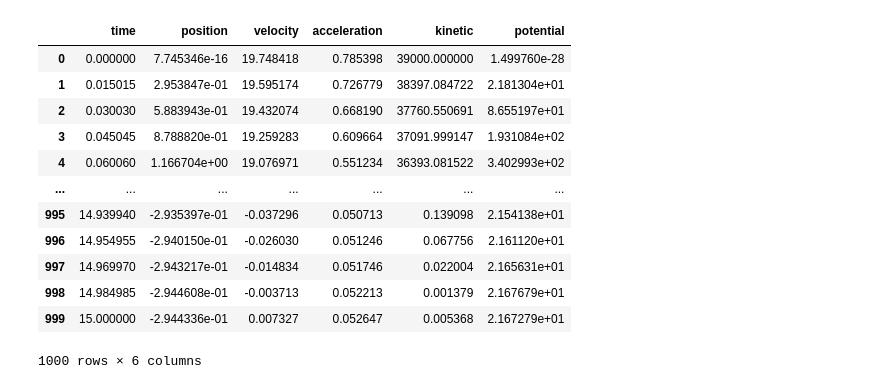
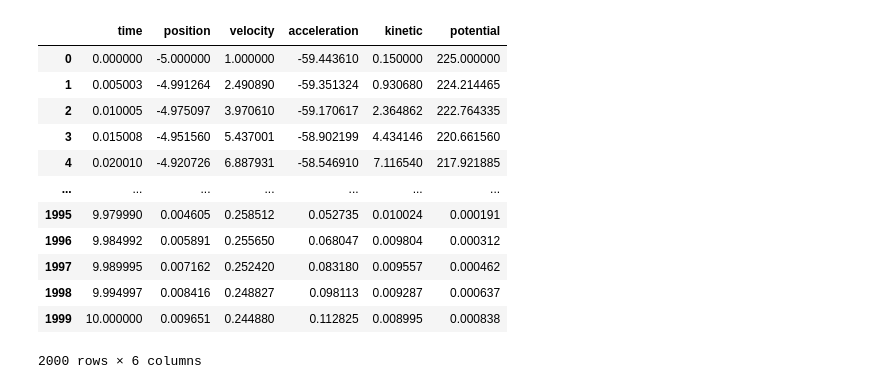
Before and after one commit to dosquisd/tareas-fisica, a Jupyter notebook: tarea2.ipynb, the cells around one changed output. Saved outputs shown, nothing was run; the diff lists cells and outputs as text; code cells hidden in the pictures.

```diff
--- a/tarea2.ipynb
+++ b/tarea2.ipynb
@@ -103,12 +121,10 @@ def valid(msg: str, value_min: Number | None = None, value_max: Number | None =
 # %%
-# No incluye al 0
 k: Number = valid('Elasticity constant [N/m]: ', value_min=0)
-b: Number = valid('Damping constant [Kg/s]: ', value_min=0)
 m: Number = valid('Body mass [Kg]: ', value_min=0)
+b: Number = valid('Damping constant [Kg/s]: ')
 
-# Incluye al 0
-x0: Number = valid('Initial position [m]: ')
-v0: Number = valid('Initial velocity [m/s]: ')
+x0: Number = valid('Initial position [m]: ', positive=False)
+v0: Number = valid('Initial velocity [m/s]: ', positive=False)
 
 ti: Number = valid('Initial time [s]: ')
 tf: Number = valid('Final time [s]: ', value_min=ti)
@@ -141,7 +159,12 @@ print(f'Natural angular frequency: {w0} rad/s')
 print(f'Damping parameter: {factor_a} s^-1')
 print(f'Total mechanical energy given: {mechanical_energy} J')
 
-over, critical, under = b > 2*np.sqrt(k*m), b == 2*np.sqrt(k*m), b < 2*np.sqrt(k*m)
+temp_a: Decimal = Decimal(factor_a)
+temp_w: Decimal = Decimal(w0)
+
+over: bool = factor_a**2 > temp_w**2
+critical: bool = factor_a**2 == temp_w**2
+under: bool = factor_a**2 < temp_w**2
 
 if over or critical:
     lambda1: float = -factor_a + np.sqrt(factor_a**2 - w0**2)
@@ -187,42 +230,42 @@ c2 = -1.5707963267948966
 # %%
 # 3ra parte salida del programa
+t: np.ndarray = np.linspace(ti, tf, 2_000)
 
 df_data: pd.DataFrame = pd.DataFrame(
-    {'time': np.linspace(ti, tf, 1_000)}
+    {'time': t}
 )
 
 if under:
-    angular_freq: float = np.sqrt(k/m - (factor_a)**2)
-    df_data['position'] = c1 * np.exp(-factor_a*df_data['time']) * np.cos(angular_freq * df_data['time'] + c2)
-    df_data['velocity'] = -c1*factor_a*np.exp(-factor_a*df_data['time'])*np.cos(angular_freq*df_data['time'] + c2) - c1*angular_freq*np.exp(-factor_a*df_data['time'])*np.sin(angular_freq*df_data['time'] + c2)
-    df_data['acceleration'] = 2*c2*factor_a*np.exp(-factor_a*df_data['time']) * np.sin(angular_freq*df_data['time'] + c2) + (factor_a**2 - angular_freq**2)*np.exp(-factor_a*df_data['time'])*np.cos(angular_freq*df_data['time'] + c2)
+    df_data['position'] = c1*np.exp(-factor_a*t) * np.cos(angular_freq*t + c2)
+    df_data['velocity'] = -c1*factor_a*np.exp(-factor_a*t)*np.cos(angular_freq*t + c2) - c1*angular_freq*np.exp(-factor_a*t)*np.sin(angular_freq*t + c2)
+    df_data['acceleration'] = 2*c2*factor_a*angular_freq*np.exp(-factor_a*t) * np.sin(angular_freq*t + c2) + (factor_a**2 - angular_freq**2)*np.exp(-factor_a*t)*np.cos(angular_freq*t + c2)
 elif critical:
-    df_data['position'] = (c1 + c2*df_data['time']) * np.e**(-factor_a * df_data['time'])
-    df_data['velocity'] = -factor_a*c1*np.e**(-factor_a*df_data['time']) + c2*np.e**(-factor_a*df_data['time']) - c2*factor_a*df_data['time']*np.e**(-factor_a*df_data['time'])
-    df_data['acceleration'] = factor_a*np.exp(-factor_a*df_data['time']) * (c1*factor_a - 2*c2 + c2*factor_a*df_data['time'])
+    df_data['position'] = (c1 + c2*t) * np.exp(-factor_a * t)
+    df_data['velocity'] = -factor_a*c1*np.exp(-factor_a*t) + c2*np.exp(-factor_a*t) - c2*factor_a*t*np.exp(-factor_a*t)
+    df_data['acceleration'] = factor_a*np.exp(-factor_a*t) * (c1*factor_a - 2*c2 + c2*factor_a*t)
 else:
-    df_data['position'] = c1*np.e**(lambda1*df_data['time']) + c2*np.e**(lambda2*df_data['time'])
-    df_data['velocity'] = lambda1*c1*np.e**(lambda1*df_data['time']) + lambda2*c1*np.e**(lambda2*df_data['time'])
-    df_data['acceleration'] = lambda1**2 * c1*np.exp(lambda1*df_data['time']) + lambda2**2 * c2*np.exp(lambda2*df_data['time'])
+    df_data['position'] = c1*np.exp(lambda1*t) + c2*np.exp(lambda2*t)
+    df_data['velocity'] = lambda1*c1*np.exp(lambda1*t) + lambda2*c2*np.exp(lambda2*t)
+    df_data['acceleration'] = lambda1**2 * c1*np.exp(lambda1*t) + lambda2**2 * c2*np.exp(lambda2*t)
 
 df_data['kinetic'] = m*df_data['velocity']**2 / 2
 df_data['potential'] = k*df_data['position']**2 / 2
 
 df_data
 # %% [output]
 |  | time | position | velocity | acceleration | kinetic | potential |
-| 0 | 0.000000 | 7.745346e-16 | 19.748418 | 0.785398 | 39000.000000 | 1.499760e-28 |
-| 1 | 0.015015 | 2.953847e-01 | 19.595174 | 0.726779 | 38397.084722 | 2.181304e+01 |
-| 2 | 0.030030 | 5.883943e-01 | 19.432074 | 0.668190 | 37760.550691 | 8.655197e+01 |
-| 3 | 0.045045 | 8.788820e-01 | 19.259283 | 0.609664 | 37091.999147 | 1.931084e+02 |
-| 4 | 0.060060 | 1.166704e+00 | 19.076971 | 0.551234 | 36393.081522 | 3.402993e+02 |
+| 0 | 0.000000 | -5.000000 | 1.000000 | -59.443610 | 0.150000 | 225.000000 |
+| 1 | 0.005003 | -4.991264 | 2.490890 | -59.351324 | 0.930680 | 224.214465 |
+| 2 | 0.010005 | -4.975097 | 3.970610 | -59.170617 | 2.364862 | 222.764335 |
+| 3 | 0.015008 | -4.951560 | 5.437001 | -58.902199 | 4.434146 | 220.661560 |
+| 4 | 0.020010 | -4.920726 | 6.887931 | -58.546910 | 7.116540 | 217.921885 |
 | ... | ... | ... | ... | ... | ... | ... |
-| 995 | 14.939940 | -2.935397e-01 | -0.037296 | 0.050713 | 0.139098 | 2.154138e+01 |
-| 996 | 14.954955 | -2.940150e-01 | -0.026030 | 0.051246 | 0.067756 | 2.161120e+01 |
-| 997 | 14.969970 | -2.943217e-01 | -0.014834 | 0.051746 | 0.022004 | 2.165631e+01 |
-| 998 | 14.984985 | -2.944608e-01 | -0.003713 | 0.052213 | 0.001379 | 2.167679e+01 |
-| 999 | 15.000000 | -2.944336e-01 | 0.007327 | 0.052647 | 0.005368 | 2.167279e+01 |
+| 1995 | 9.979990 | 0.004605 | 0.258512 | 0.052735 | 0.010024 | 0.000191 |
+| 1996 | 9.984992 | 0.005891 | 0.255650 | 0.068047 | 0.009804 | 0.000312 |
+| 1997 | 9.989995 | 0.007162 | 0.252420 | 0.083180 | 0.009557 | 0.000462 |
+| 1998 | 9.994997 | 0.008416 | 0.248827 | 0.098113 | 0.009287 | 0.000637 |
+| 1999 | 10.000000 | 0.009651 | 0.244880 | 0.112825 | 0.008995 | 0.000838 |
-1000 rows × 6 columns
+2000 rows × 6 columns
 # %%
 # Gráfica x(t)
 
```
Also changed, not shown: parts of 11 cells of this notebook, 2 other files.
